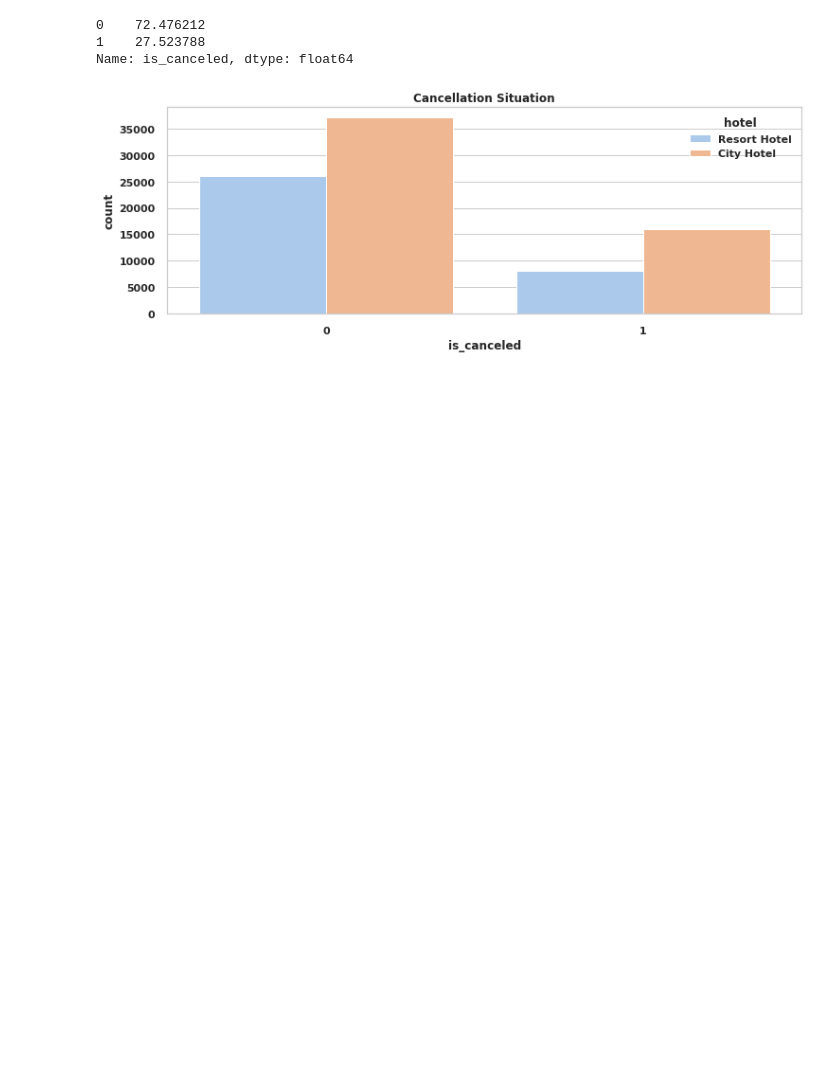
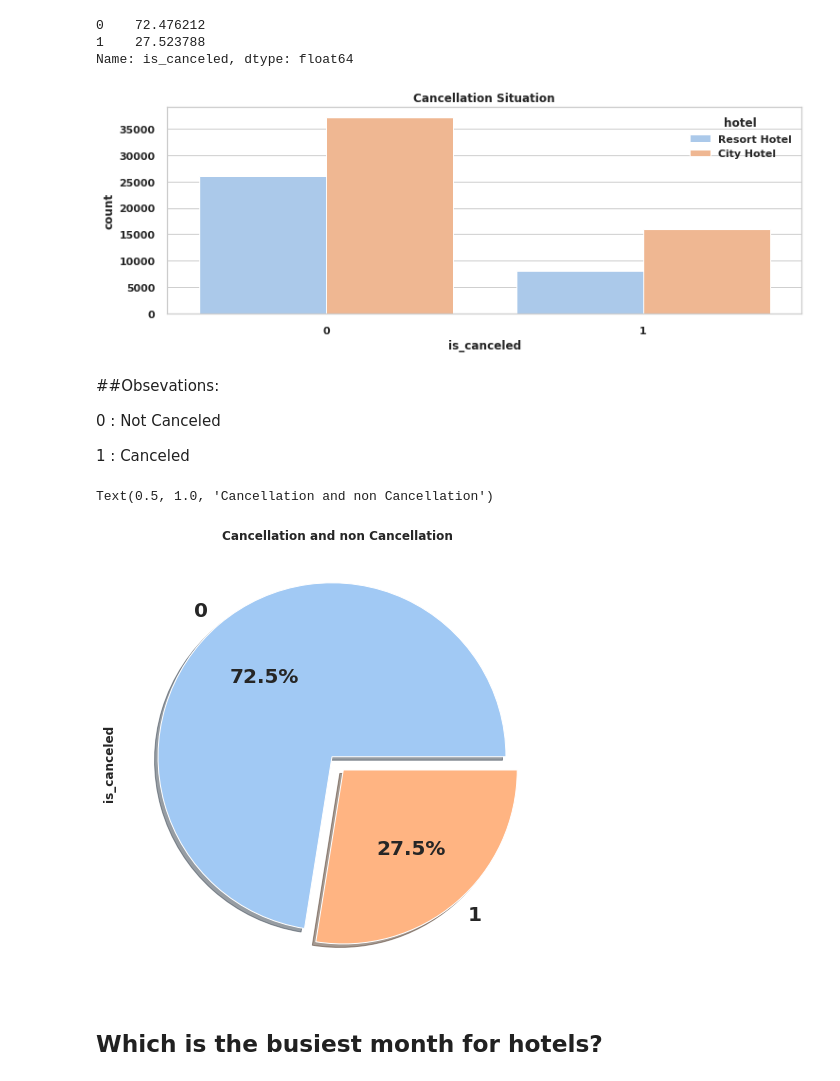
Before and after one commit to VHP2305/EDA-Capstone, a Jupyter notebook: Hotel_Booking_Analysis_Capstone_Project.ipynb, the cells around one changed output. Cells and saved outputs as stored; diff of their text form; code cells hidden in the pictures; blank space fills up the shorter version.

```diff
--- a/Hotel_Booking_Analysis_Capstone_Project.ipynb
+++ b/Hotel_Booking_Analysis_Capstone_Project.ipynb
@@ -355,3 +370,17 @@ plt.title('Cancellation Situation')
 plt.show()
 # %% [output]
 [figure]
+# %% [markdown]
+##Obsevations:
+
+0 : Not Canceled
+
+1 : Canceled
+# %%
+df['is_canceled'].value_counts().plot.pie(explode=[0.05, 0.05], autopct='%1.1f%%', shadow=True, figsize=(10,8),fontsize=20)
+plt.title("Cancellation and non Cancellation")
+# %% [output]
+Text(0.5, 1.0, 'Cancellation and non Cancellation')
+[figure, added]
+# %% [markdown]
+## Which is the busiest month for hotels?
```
Also changed, not shown: parts of 24 cells of this notebook.
